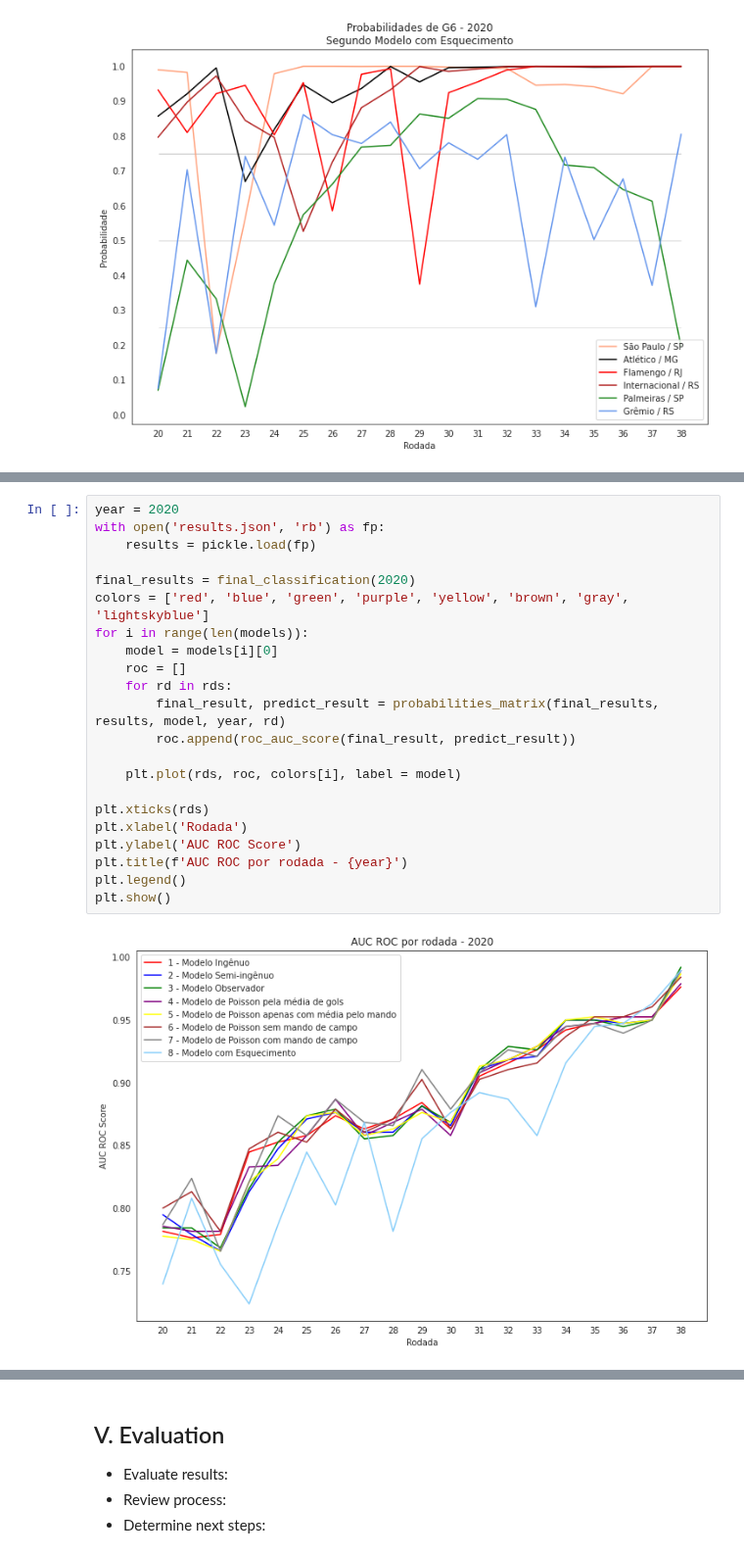
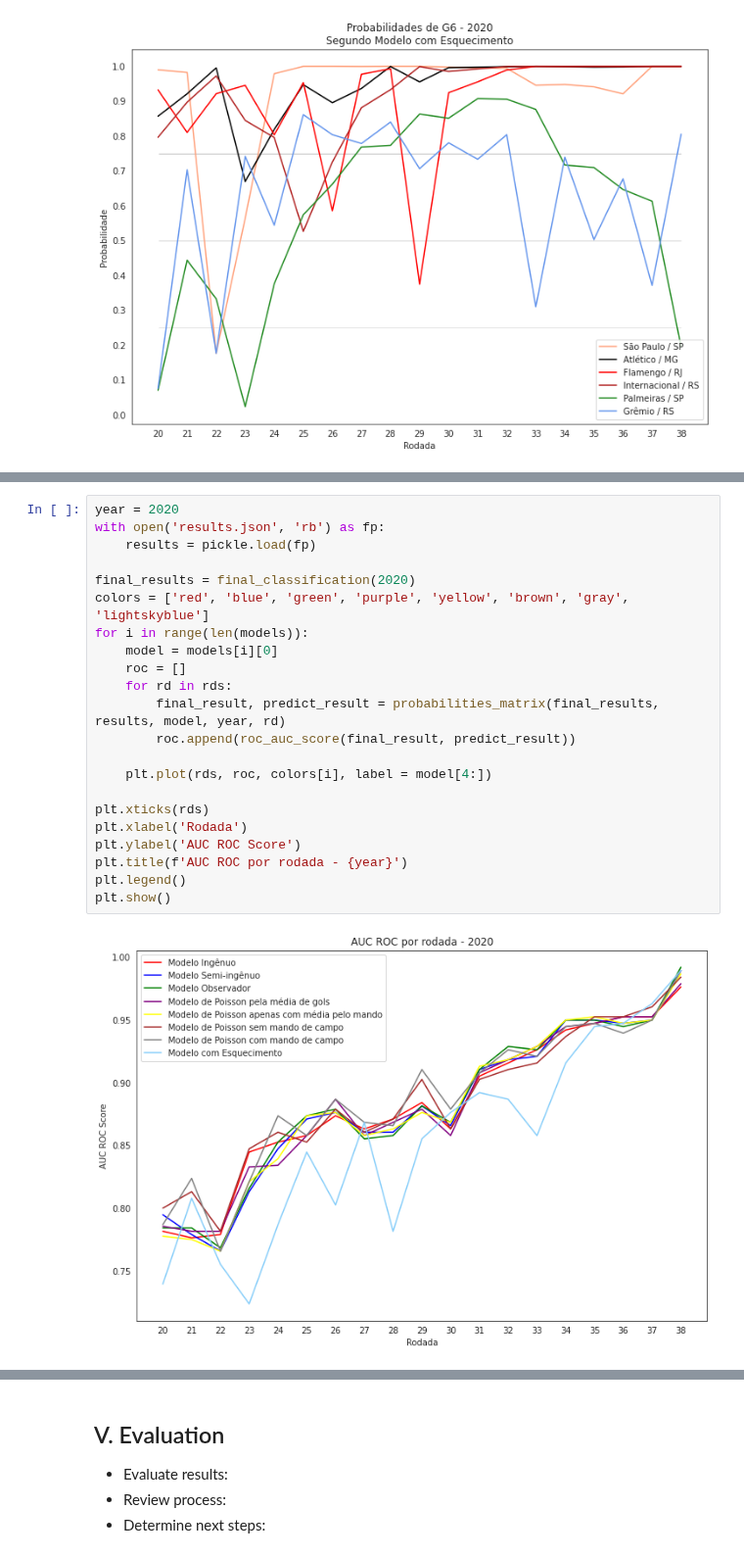
Before and after one commit to HannaRF/web-scraping, a Jupyter notebook: project.ipynb, the cells around one changed output, grey strips where cells are left out. Shown at 98% size. Cells and saved outputs as stored; diff of their text form.

```diff
--- a/project.ipynb
+++ b/project.ipynb
@@ -1342,24 +1349,24 @@ plt.show()
 # %%
 year = 2020
 with open('results.json', 'rb') as fp:
     results = pickle.load(fp)
 
 final_results = final_classification(2020)
 colors = ['red', 'blue', 'green', 'purple', 'yellow', 'brown', 'gray', 'lightskyblue']
 for i in range(len(models)):
     model = models[i][0]
     roc = []
     for rd in rds:
         final_result, predict_result = probabilities_matrix(final_results, results, model, year, rd)
         roc.append(roc_auc_score(final_result, predict_result))
 
-    plt.plot(rds, roc, colors[i], label = model)
+    plt.plot(rds, roc, colors[i], label = model[4:])
 
 plt.xticks(rds)
 plt.xlabel('Rodada')
 plt.ylabel('AUC ROC Score')
 plt.title(f'AUC ROC por rodada - {year}')
 plt.legend()
 plt.show()
 # %% [output]
-[figure, old version]
+[figure, new version]
```
Also changed, not shown: parts of 29 cells of this notebook.
